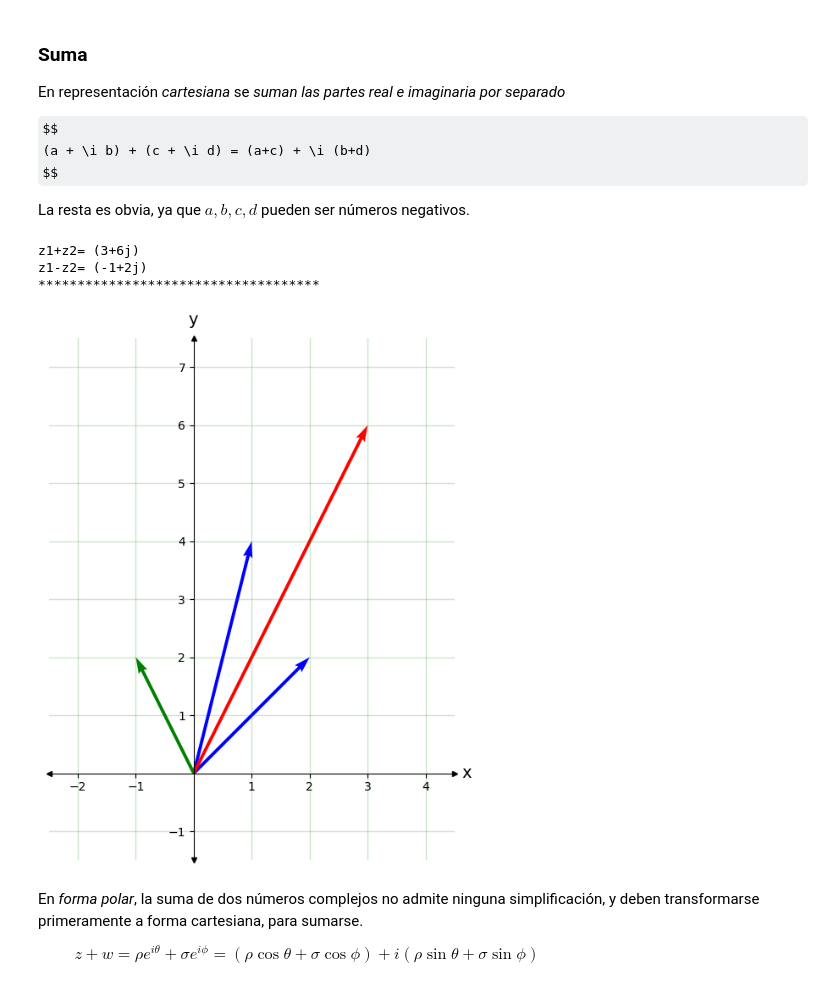
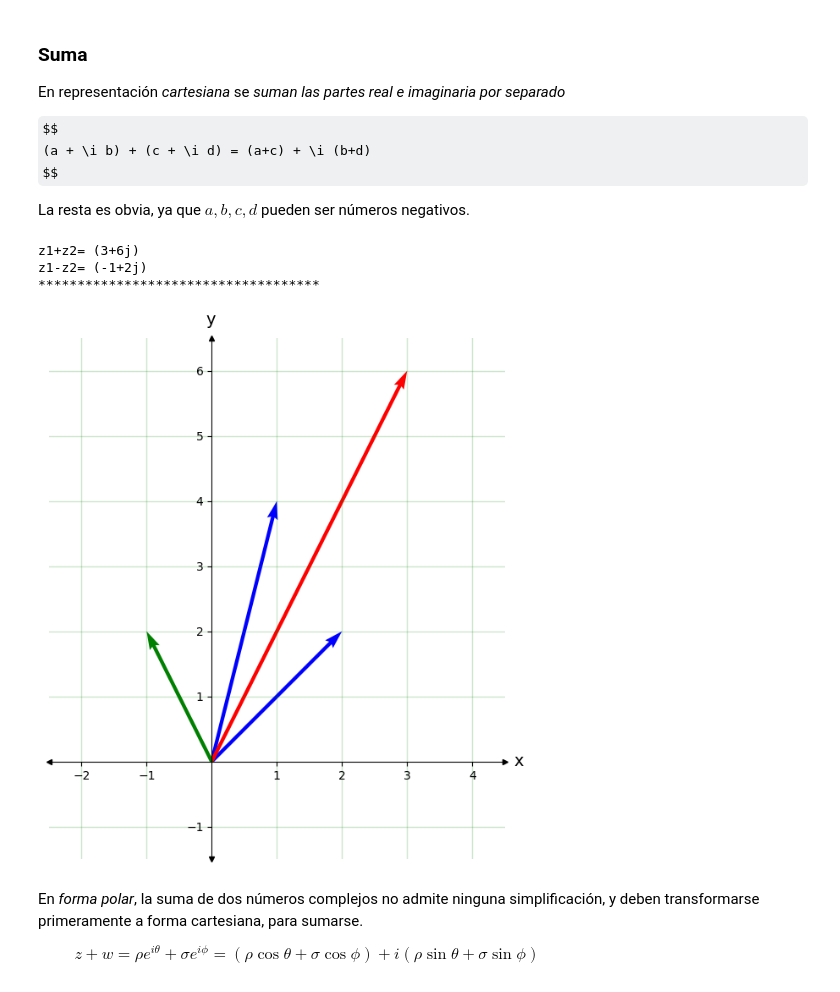
Before and after one commit to jamasole/Curso-TalentQ-Jupyterlab, a Jupyter notebook: Book/_build/jupyter_execute/docs/Part_01_Formalismo/Chapter_01_02_Formalismo_matemático/01_01_Numeros_Complejos_myst.ipynb, the cells around one changed output. Saved outputs shown, nothing was run; the diff lists cells and outputs as text; code cells hidden in the pictures; some formulas as TeX source.

```diff
--- a/Book/_build/jupyter_execute/docs/Part_01_Formalismo/Chapter_01_02_Formalismo_matemático/01_01_Numeros_Complejos_myst.ipynb
+++ b/Book/_build/jupyter_execute/docs/Part_01_Formalismo/Chapter_01_02_Formalismo_matemático/01_01_Numeros_Complejos_myst.ipynb
@@ -359,29 +340,28 @@ La resta es obvia, ya que $a,b,c,d$ pueden ser números negativos.
 # %%
 '''Suma en cartesianas'''
 
 z1 = 1+4j
 z2 = 2+2j
 
 '''Suma y resta'''
 zs = z1+z2
 zd = z1-z2
 
 print('z1+z2=',zs)
 print('z1-z2=',zd)
 print('************************************')
 
 
-
-tQ.plot_2D_plane(left=-2,right=4,up=7,down=-1) #cambiar las dimensiones para que encuadrar la figura
+tQ.plot_2D_plane(left=-2,right=4,up=6,down=-1) #cambiar las dimensiones para que encuadrar la figura
 tQ.draw_vector(z1.real,z1.imag,'b')
 tQ.draw_vector(z2.real,z2.imag,'b')
 tQ.draw_vector(zs.real,zs.imag,vcolor='r')
 tQ.draw_vector(zd.real,zd.imag,vcolor='g')
 # %% [output]
 z1+z2= (3+6j)
 z1-z2= (-1+2j)
 ************************************
-[figure, old version]
+[figure, new version]
 # %% [markdown]
 En *forma polar*, la suma de dos números complejos no admite ninguna simplificación, y deben transformarse primeramente a forma cartesiana, para sumarse.
 
```
Also changed, not shown: parts of 36 cells of this notebook, 29 other files.
